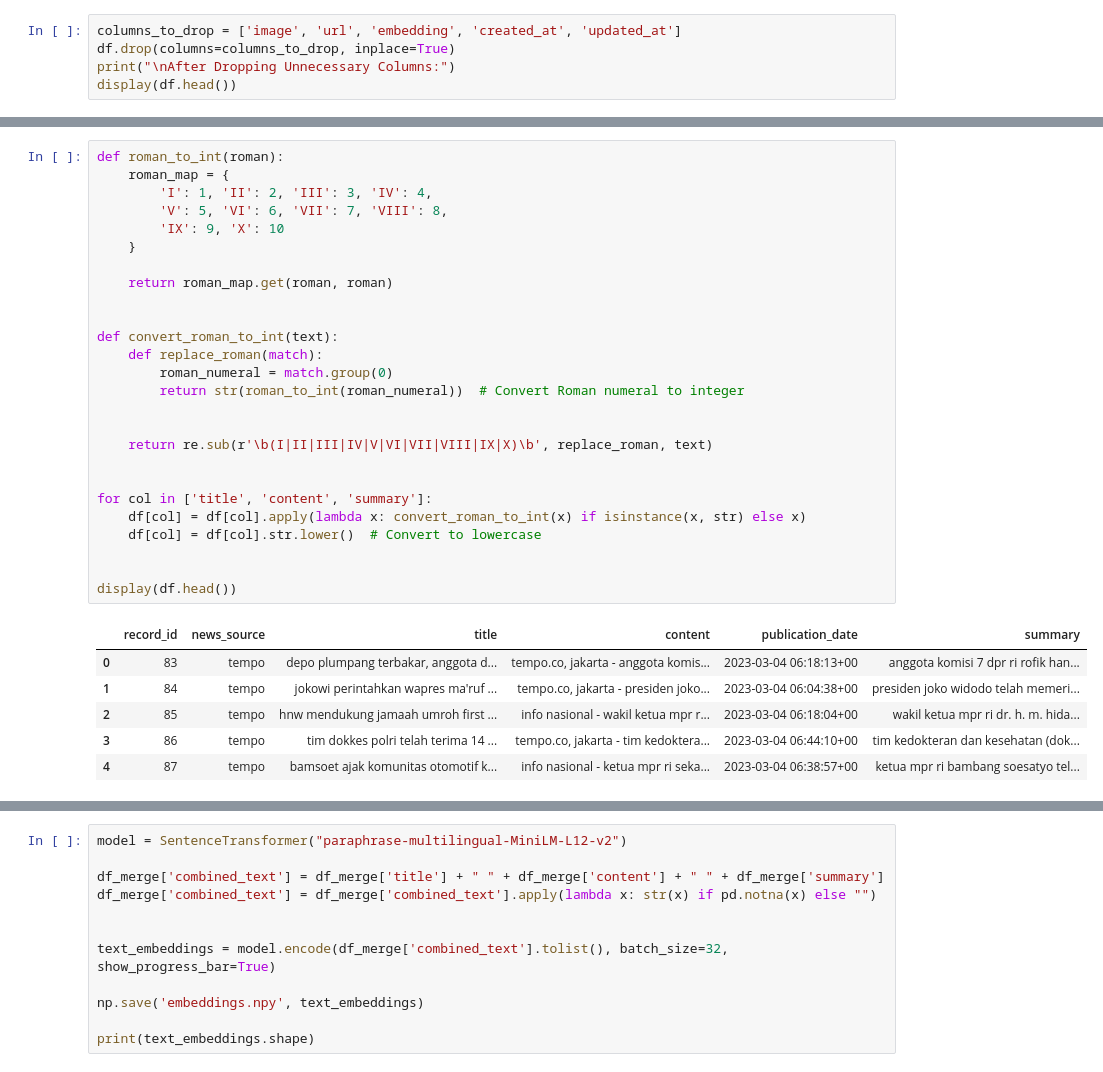
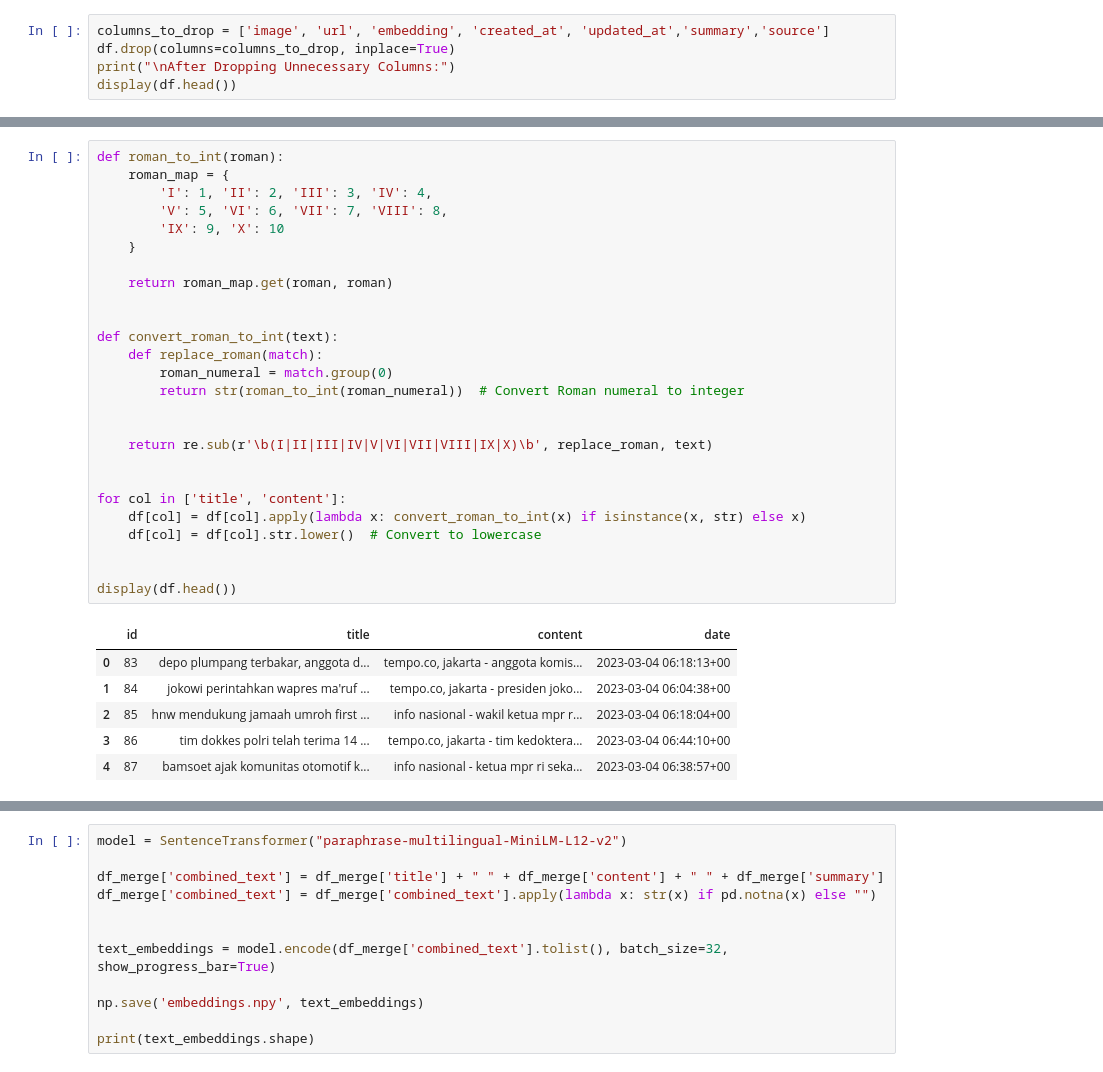
Before and after one commit to AdyatamaMH/Artificial-Intelligence, a Jupyter notebook: cleaned_data_AI/AINewsData.ipynb, the cells around one changed output, grey strips where cells are left out. Saved outputs shown, nothing was run; the diff lists cells and outputs as text.

```diff
--- a/cleaned_data_AI/AINewsData.ipynb
+++ b/cleaned_data_AI/AINewsData.ipynb
@@ -36,5 +87,5 @@ Initial Data:
 # %%
-columns_to_drop = ['image', 'url', 'embedding', 'created_at', 'updated_at']
+columns_to_drop = ['image', 'url', 'embedding', 'created_at', 'updated_at','summary','source']
 df.drop(columns=columns_to_drop, inplace=True)
 print("\nAfter Dropping Unnecessary Columns:")
 display(df.head())
@@ -75,33 +120,33 @@ df.head()
 # %%
 def roman_to_int(roman):
     roman_map = {
         'I': 1, 'II': 2, 'III': 3, 'IV': 4,
         'V': 5, 'VI': 6, 'VII': 7, 'VIII': 8,
         'IX': 9, 'X': 10
     }
 
     return roman_map.get(roman, roman)
 
 
 def convert_roman_to_int(text):
     def replace_roman(match):
         roman_numeral = match.group(0)
         return str(roman_to_int(roman_numeral))  # Convert Roman numeral to integer
 
 
     return re.sub(r'\b(I|II|III|IV|V|VI|VII|VIII|IX|X)\b', replace_roman, text)
 
 
-for col in ['title', 'content', 'summary']:
+for col in ['title', 'content']:
     df[col] = df[col].apply(lambda x: convert_roman_to_int(x) if isinstance(x, str) else x)
     df[col] = df[col].str.lower()  # Convert to lowercase
 
 
 display(df.head())
 # %% [output]
-|  | record_id | news_source | title | content | publication_date | summary |
-| 0 | 83 | tempo | depo plumpang terbakar, anggota d... | tempo.co, jakarta - anggota komis... | 2023-03-04 06:18:13+00 | anggota komisi 7 dpr ri rofik han... |
-| 1 | 84 | tempo | jokowi perintahkan wapres ma'ruf ... | tempo.co, jakarta - presiden joko... | 2023-03-04 06:04:38+00 | presiden joko widodo telah memeri... |
-| 2 | 85 | tempo | hnw mendukung jamaah umroh first ... | info nasional - wakil ketua mpr r... | 2023-03-04 06:18:04+00 | wakil ketua mpr ri dr. h. m. hida... |
-| 3 | 86 | tempo | tim dokkes polri telah terima 14 ... | tempo.co, jakarta - tim kedoktera... | 2023-03-04 06:44:10+00 | tim kedokteran dan kesehatan (dok... |
-| 4 | 87 | tempo | bamsoet ajak komunitas otomotif k... | info nasional - ketua mpr ri seka... | 2023-03-04 06:38:57+00 | ketua mpr ri bambang soesatyo tel... |
+|  | id | title | content | date |
+| 0 | 83 | depo plumpang terbakar, anggota d... | tempo.co, jakarta - anggota komis... | 2023-03-04 06:18:13+00 |
+| 1 | 84 | jokowi perintahkan wapres ma'ruf ... | tempo.co, jakarta - presiden joko... | 2023-03-04 06:04:38+00 |
+| 2 | 85 | hnw mendukung jamaah umroh first ... | info nasional - wakil ketua mpr r... | 2023-03-04 06:18:04+00 |
+| 3 | 86 | tim dokkes polri telah terima 14 ... | tempo.co, jakarta - tim kedoktera... | 2023-03-04 06:44:10+00 |
+| 4 | 87 | bamsoet ajak komunitas otomotif k... | info nasional - ketua mpr ri seka... | 2023-03-04 06:38:57+00 |
```
Also changed, not shown: parts of 25 cells of this notebook, 4 other files.
